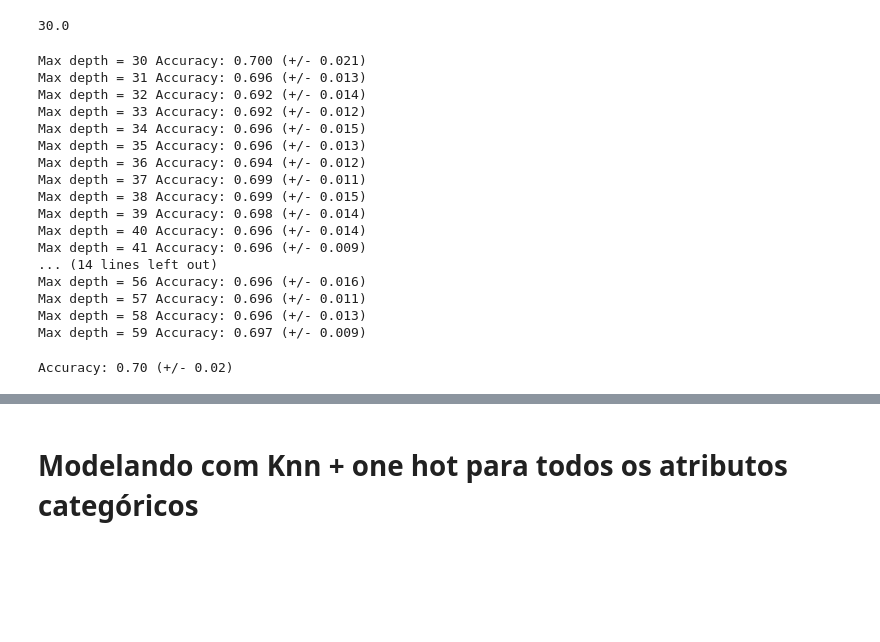
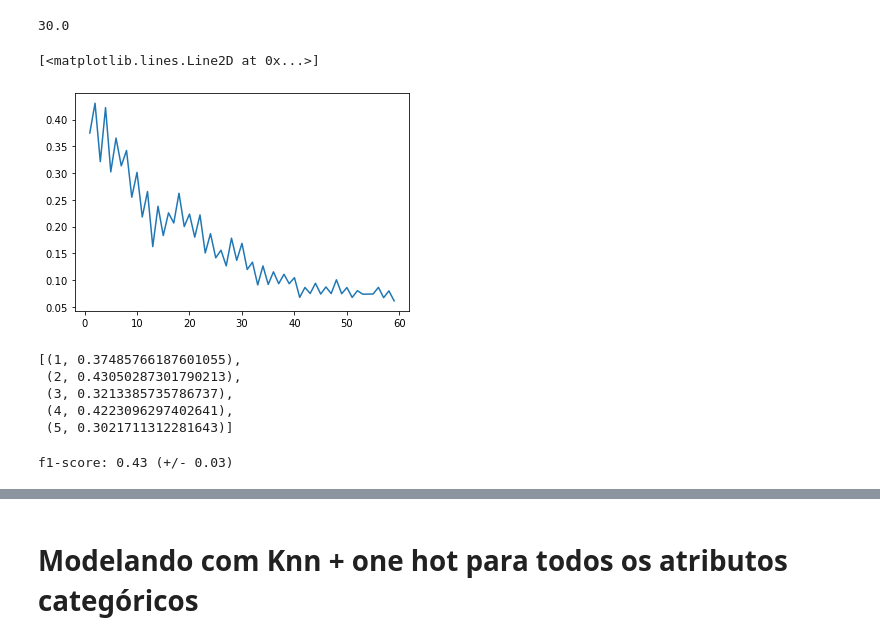
Before and after one commit to fbarth/ml-course, a Jupyter notebook: scripts/python/2020_german_credit-v2.ipynb, the cells around one changed output, grey strips where cells are left out. Cells and saved outputs as stored; diff of their text form; code cells hidden in the pictures; blank space fills up the shorter version.

```diff
--- a/scripts/python/2020_german_credit-v2.ipynb
+++ b/scripts/python/2020_german_credit-v2.ipynb
@@ -476,6 +493,7 @@ from sklearn import tree
 for i in [1,2,3,4,5,6,7,8,9,10,None]:
     model = tree.DecisionTreeClassifier(max_depth=i)
     model = model.fit(X_train_, y_train)
-    scores = cross_val_score(model, X_train_, y_train, cv=5)
-    print("Max depth = "+ str(i)+ " Accuracy: %0.2f (+/- %0.2f)" % (scores.mean(), scores.std()))
+    s = make_scorer(f1_score, pos_label='bad')
+    scores = cross_val_score(model, X_train_, y_train, cv=5, scoring=s)
+    print("Max depth = "+ str(i)+ " f1-score: %0.2f (+/- %0.2f)" % (scores.mean(), scores.std()))
 # %% [output]
@@ -544,38 +582,36 @@ k
 30.0
 # %%
 from sklearn.neighbors import KNeighborsClassifier
-
-for i in range(30,60):
+result = []
+for i in range(1,60):
     modelK = KNeighborsClassifier(n_neighbors=i)
     modelK.fit(X_train_scaled, y_train)
-    scores = cross_val_score(modelK, X_train_scaled, y_train, cv=5)
-    print("Max depth = "+ str(i)+ " Accuracy: %0.3f (+/- %0.3f)" % (scores.mean(), scores.std()))
+    s = make_scorer(f1_score, pos_label='bad')
+    scores = cross_val_score(modelK, X_train_scaled, y_train, cv=5, scoring=s)
+    f1 = scores.mean()
+    result.append((i, f1))
-# %% [output]
-Max depth = 30 Accuracy: 0.700 (+/- 0.021)
-Max depth = 31 Accuracy: 0.696 (+/- 0.013)
-Max depth = 32 Accuracy: 0.692 (+/- 0.014)
-Max depth = 33 Accuracy: 0.692 (+/- 0.012)
-Max depth = 34 Accuracy: 0.696 (+/- 0.015)
-Max depth = 35 Accuracy: 0.696 (+/- 0.013)
-Max depth = 36 Accuracy: 0.694 (+/- 0.012)
-Max depth = 37 Accuracy: 0.699 (+/- 0.011)
-Max depth = 38 Accuracy: 0.699 (+/- 0.015)
-Max depth = 39 Accuracy: 0.698 (+/- 0.014)
-Max depth = 40 Accuracy: 0.696 (+/- 0.014)
-Max depth = 41 Accuracy: 0.696 (+/- 0.009)
-... (14 lines left out)
-Max depth = 56 Accuracy: 0.696 (+/- 0.016)
-Max depth = 57 Accuracy: 0.696 (+/- 0.011)
-Max depth = 58 Accuracy: 0.696 (+/- 0.013)
-Max depth = 59 Accuracy: 0.697 (+/- 0.009)
+# %%
+plt.plot(*zip(*result))
+# %% [output]
+[<matplotlib.lines.Line2D at 0x...>]
+[figure, added]
+# %%
+result[0:5]
+# %% [output]
+[(1, 0.37485766187601055),
+ (2, 0.43050287301790213),
+ (3, 0.3213385735786737),
+ (4, 0.4223096297402641),
+ (5, 0.3021711312281643)]
 # %%
-modelK = KNeighborsClassifier(n_neighbors=30)
+modelK = KNeighborsClassifier(n_neighbors=2)
 modelK.fit(X_train_scaled, y_train)
-scores = cross_val_score(modelK, X_train_scaled, y_train, cv=5)
+s = make_scorer(f1_score, pos_label='bad')
+scores = cross_val_score(modelK, X_train_scaled, y_train, cv=5, scoring=s)
 y_pred = cross_val_predict(modelK, X_train_scaled, y_train, cv=5)
-print("Accuracy: %0.2f (+/- %0.2f)" % (scores.mean(), scores.std()))
+print("f1-score: %0.2f (+/- %0.2f)" % (scores.mean(), scores.std()))
 # %% [output]
-Accuracy: 0.70 (+/- 0.02)
+f1-score: 0.43 (+/- 0.03)
 # %%
 from sklearn.metrics import confusion_matrix
 print(confusion_matrix(y_train, y_pred))
```
Also changed, not shown: parts of 15 cells of this notebook, 1 other file.
